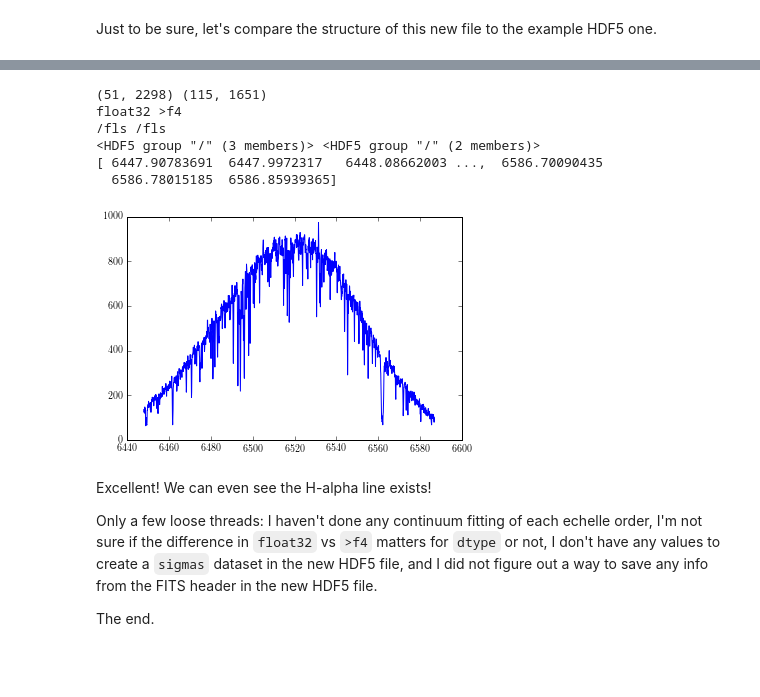
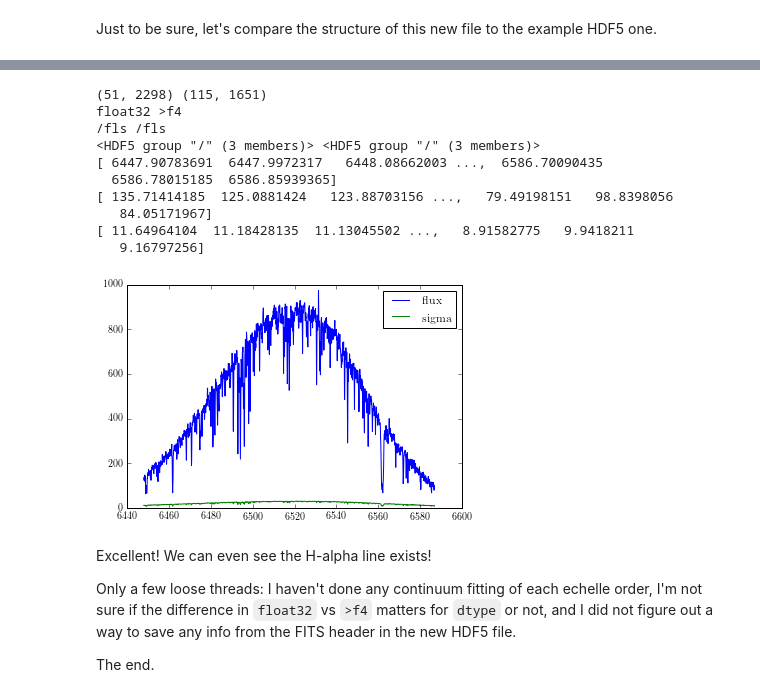
Before and after one commit to mrawls/Starfish-tools, a Jupyter notebook: fits2hdf5.ipynb, the cells around one changed output, grey strips where cells are left out. Cells and saved outputs as stored; diff of their text form; code cells hidden in the pictures; blank space fills up the shorter version.

Commit message:
now the HDF5 file includes a 'sigmas' dataset

```diff
--- a/fits2hdf5.ipynb
+++ b/fits2hdf5.ipynb
@@ -304,23 +311,31 @@ print(list(hdf5spec1), list(hdf5spec2))
 # %%
 print(hdf5spec1['fls'].shape, hdf5spec2['fls'].shape)
 print(hdf5spec1['fls'].dtype, hdf5spec2['fls'].dtype)
 print(hdf5spec1['fls'].name, hdf5spec2['fls'].name)
 print(hdf5spec1['fls'].parent, hdf5spec2['fls'].parent)
 print(hdf5spec2['wls'][34])
-plt.plot(hdf5spec2['wls'][34], hdf5spec2['fls'][34])
+print(hdf5spec2['fls'][34])
+print(hdf5spec2['sigmas'][34])
+plt.plot(hdf5spec2['wls'][34], hdf5spec2['fls'][34], label='flux')
+plt.plot(hdf5spec2['wls'][34], hdf5spec2['sigmas'][34], label='sigma')
+plt.legend()
 plt.show()
 # %% [output]
 (51, 2298) (115, 1651)
 float32 >f4
 /fls /fls
-<HDF5 group "/" (3 members)> <HDF5 group "/" (2 members)>
+<HDF5 group "/" (3 members)> <HDF5 group "/" (3 members)>
 [ 6447.90783691  6447.9972317   6448.08662003 ...,  6586.70090435
   6586.78015185  6586.85939365]
+[ 135.71414185  125.0881424   123.88703156 ...,   79.49198151   98.8398056
+   84.05171967]
+[ 11.64964104  11.18428135  11.13045502 ...,   8.91582775   9.9418211
+   9.16797256]
-[figure, old version]
+[figure, new version]
 # %% [markdown]
 Excellent! We can even see the H-alpha line exists!
 
-Only a few loose threads: I haven't done any continuum fitting of each echelle order, I'm not sure if the difference in `float32` vs `>f4` matters for `dtype` or not, I don't have any values to create a `sigmas` dataset in the new HDF5 file, and I did not figure out a way to save any info from the FITS header in the new HDF5 file.
+Only a few loose threads: I haven't done any continuum fitting of each echelle order, I'm not sure if the difference in `float32` vs `>f4` matters for `dtype` or not, and I did not figure out a way to save any info from the FITS header in the new HDF5 file.
 
 The end.
 # %%
```
Also changed, not shown: parts of 3 cells of this notebook, 1 other file.
